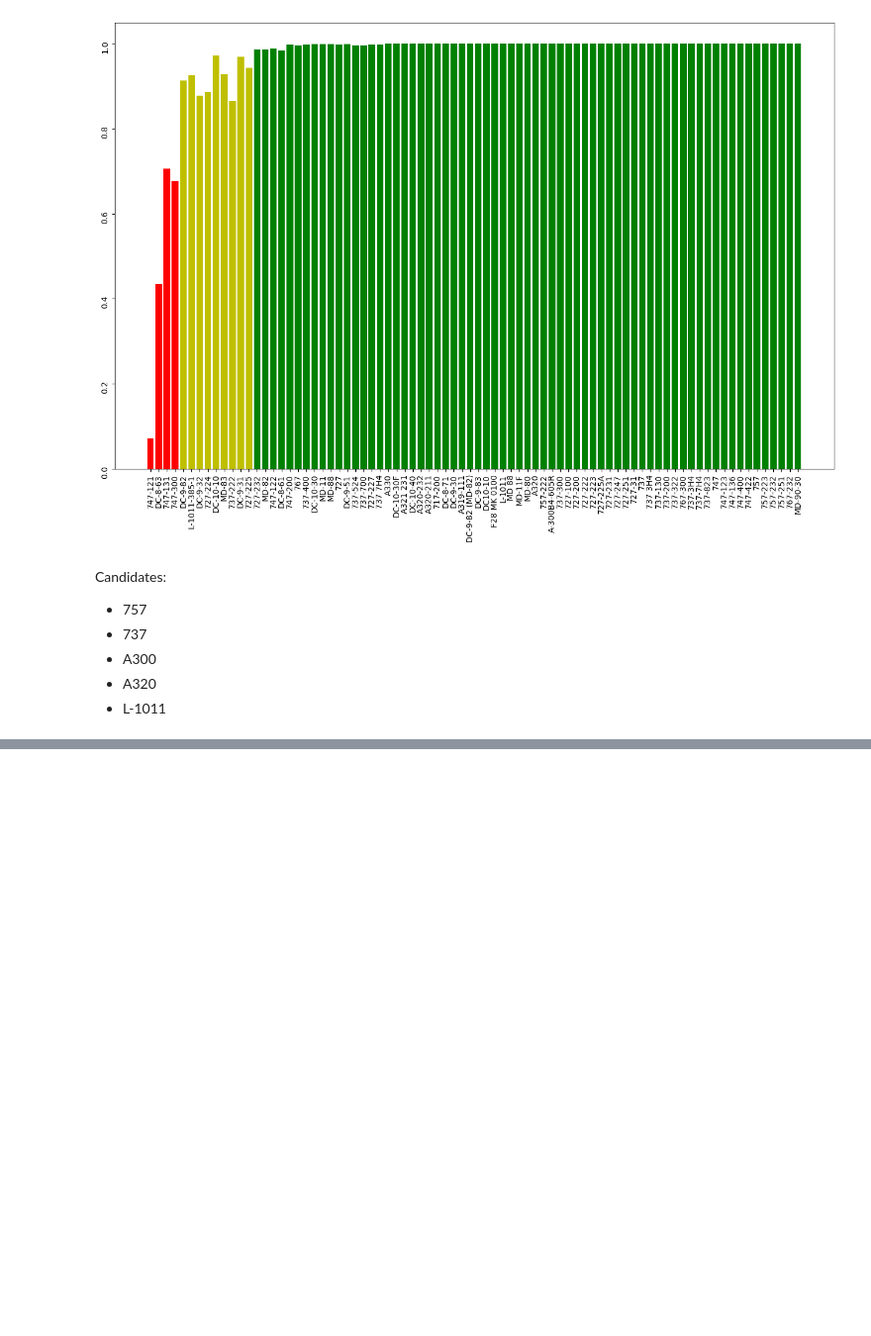
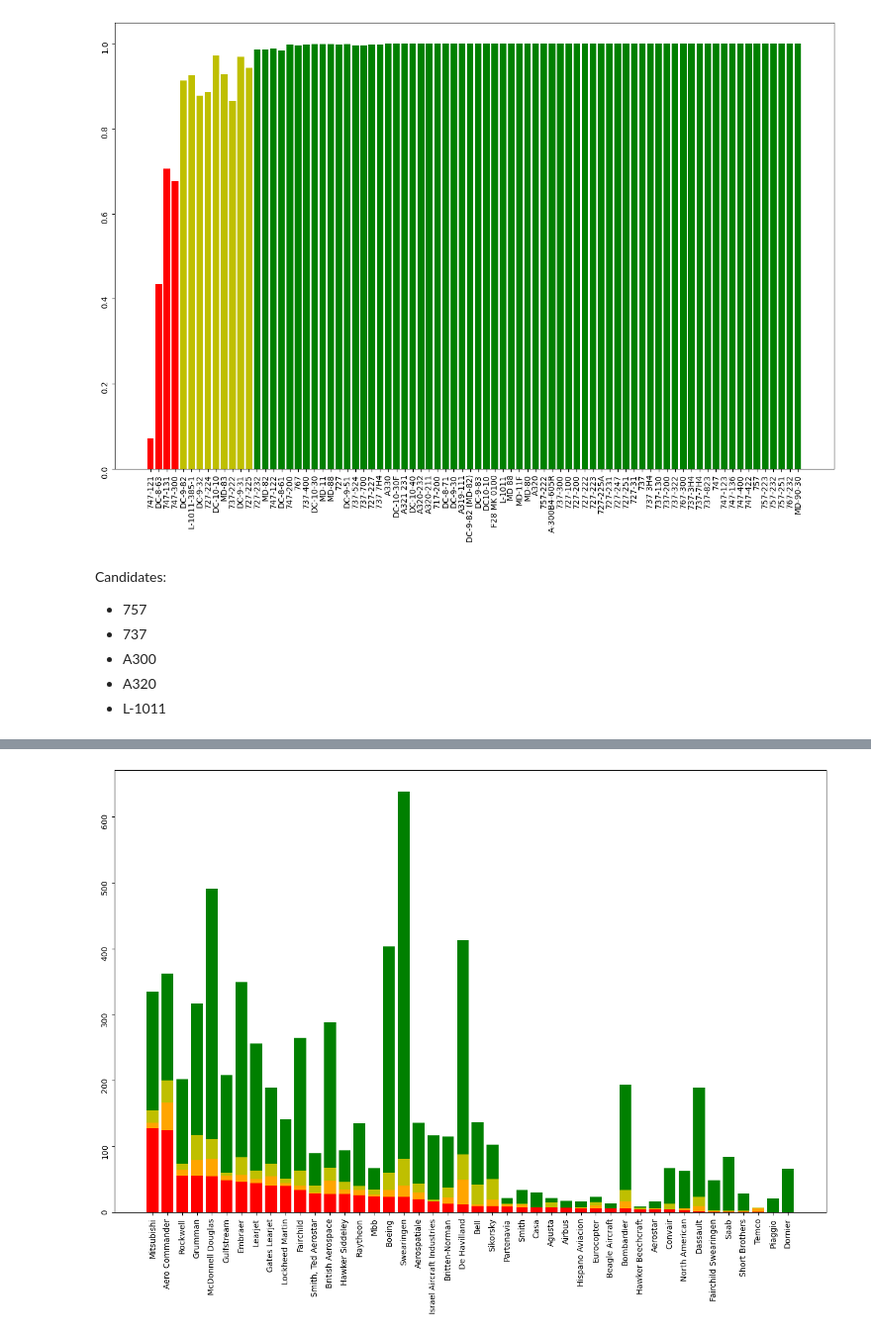
Before and after one commit to Luwate/dsc-phase-1-project, a Jupyter notebook: student.ipynb, the cells around one changed output, grey strips where cells are left out. Shown at 99% size. Drawn from its saved outputs; the diff is of its cells as text; code cells hidden in the pictures; blank space fills up the shorter version.

```diff
--- a/student.ipynb
+++ b/student.ipynb
@@ -952,0 +1043,16 @@ Candidates:
+# %%
+private_outcome_by_make_3 = private_outcome_by_make.copy()
+private_outcome_by_make_3.drop(index= ["Cessna", "Piper", "Beechcraft"], axis = 0,inplace=True)
+private_fatal_injuries_3 = private_outcome_by_make_3['Total.Fatal.Injuries']
+private_serious_injuries_3 = private_outcome_by_make_3['Total.Serious.Injuries']
+private_minor_injuries_3 = private_outcome_by_make_3['Total.Minor.Injuries']
+private_uninjured_3 = private_outcome_by_make_3['Total.Uninjured']
+# %%
+fig, ax = plt.subplots(figsize = (16,10))
+ax.bar(private_outcome_by_make_3.index, private_fatal_injuries_3, color = 'r')
+ax.bar(private_outcome_by_make_3.index, private_serious_injuries_3, bottom=private_fatal_injuries_3, color = 'orange')
+ax.bar(private_outcome_by_make_3.index, private_minor_injuries_3, bottom=private_fatal_injuries_3+private_serious_injuries_3, color = 'y')
+ax.bar(private_outcome_by_make_3.index, private_uninjured_3, bottom=private_fatal_injuries_3+private_serious_injuries_3+private_minor_injuries_3, color = 'g')
+ax.tick_params(rotation = 90)
+# %% [output]
+[figure, added]
```
Also changed, not shown: parts of 23 cells of this notebook.
